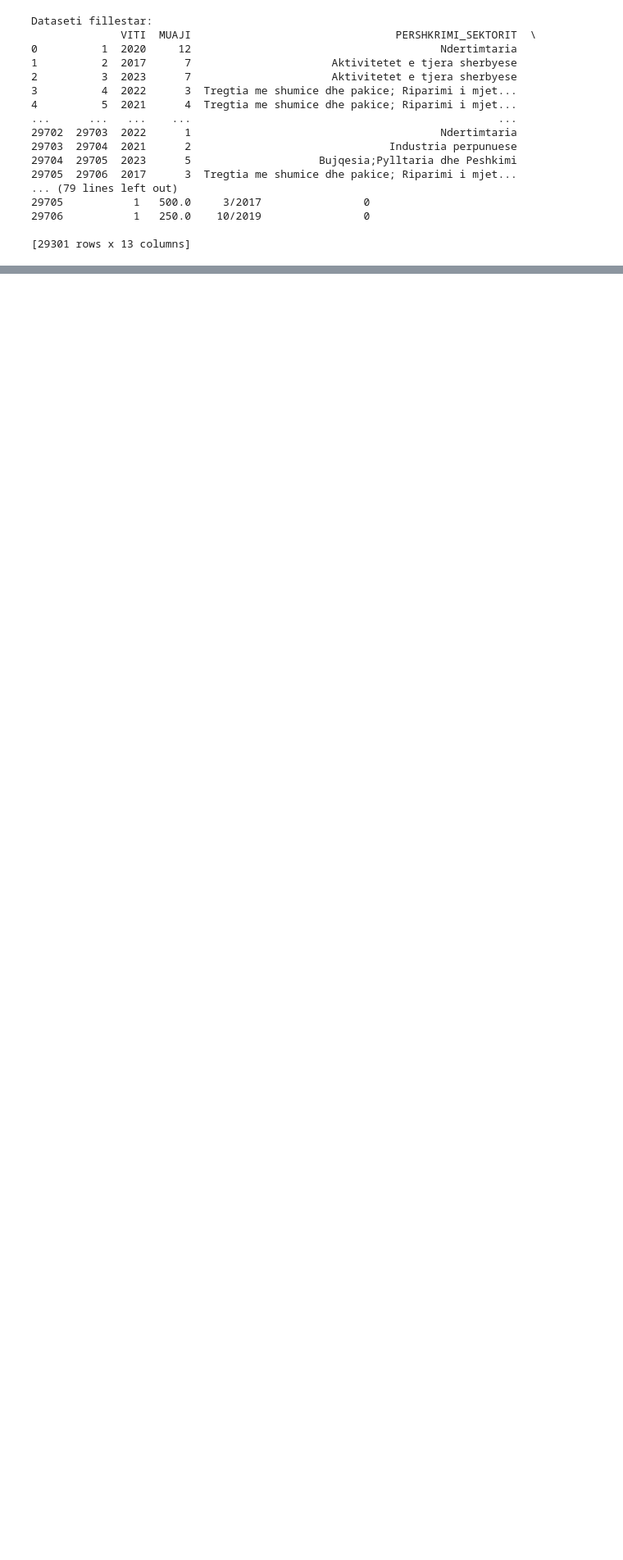
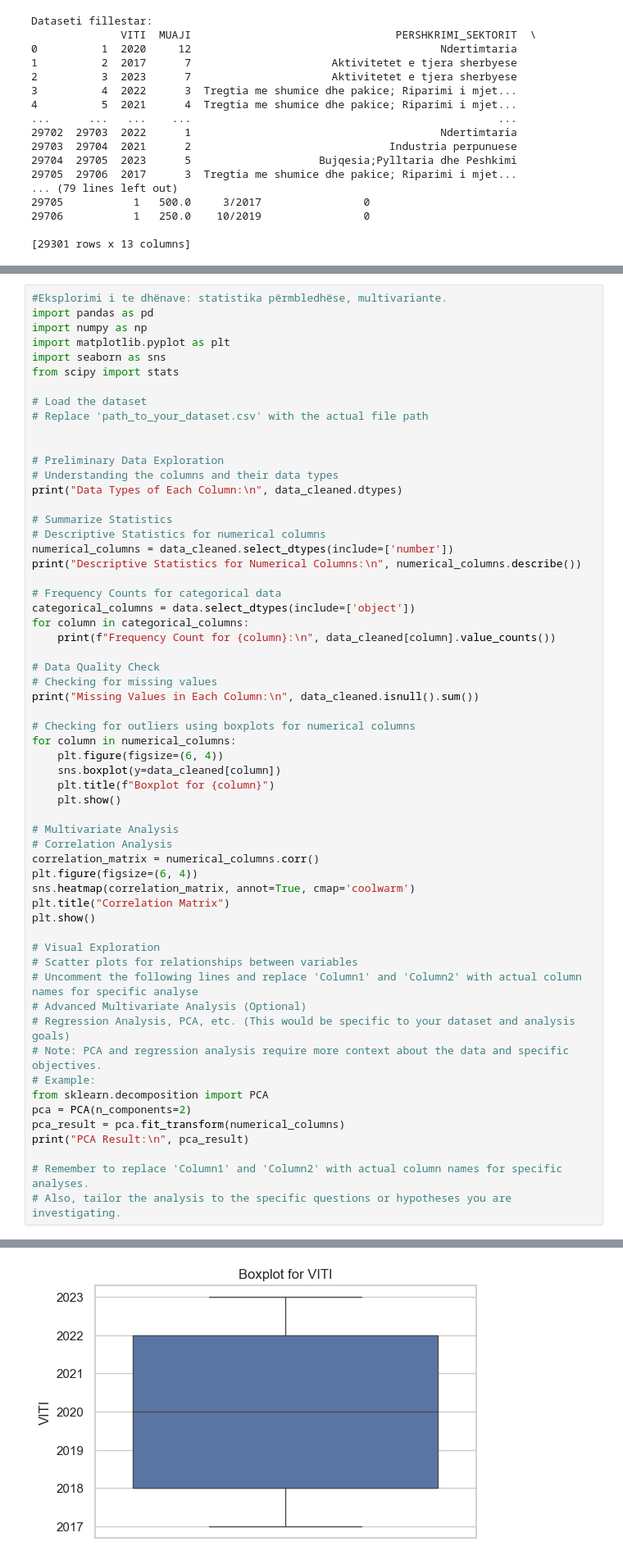
Before and after one commit to festinaqorrolli/Vleresimi-i-gjobave-te-leshuara-nga-ATK, a Jupyter notebook: data-preprocessing/main.ipynb, the cells around one changed output, grey strips where cells are left out. Shown at 82% size. Cells and saved outputs as stored; diff of their text form; blank space fills up the shorter version.

Commit message:
added Eksplorimi i te dhënave: statistika përmbledhëse, multivariante. jo të sakta with errors

```diff
--- a/data-preprocessing/main.ipynb
+++ b/data-preprocessing/main.ipynb
@@ -372,3 +371,63 @@ plt.tight_layout()
 plt.show()
 # %% [output]
 [figure]
+# %%
+#Eksplorimi i te dhënave: statistika përmbledhëse, multivariante.
+import pandas as pd
+import numpy as np
+import matplotlib.pyplot as plt
+import seaborn as sns
+from scipy import stats
+
+# Load the dataset
+# Replace 'path_to_your_dataset.csv' with the actual file path
+
+
+# Preliminary Data Exploration
+# Understanding the columns and their data types
+print("Data Types of Each Column:\n", data_cleaned.dtypes)
+
+# Summarize Statistics
+# Descriptive Statistics for numerical columns
+numerical_columns = data_cleaned.select_dtypes(include=['number'])
+print("Descriptive Statistics for Numerical Columns:\n", numerical_columns.describe())
+
+# Frequency Counts for categorical data
+categorical_columns = data.select_dtypes(include=['object'])
+for column in categorical_columns:
+    print(f"Frequency Count for {column}:\n", data_cleaned[column].value_counts())
+
+# Data Quality Check
+# Checking for missing values
+print("Missing Values in Each Column:\n", data_cleaned.isnull().sum())
+
+# Checking for outliers using boxplots for numerical columns
+for column in numerical_columns:
+    plt.figure(figsize=(6, 4))
+    sns.boxplot(y=data_cleaned[column])
+    plt.title(f"Boxplot for {column}")
+    plt.show()
+
+# Multivariate Analysis
+# Correlation Analysis
+correlation_matrix = numerical_columns.corr()
+plt.figure(figsize=(6, 4))
+sns.heatmap(correlation_matrix, annot=True, cmap='coolwarm')
+plt.title("Correlation Matrix")
+plt.show()
+
+# Visual Exploration
+# Scatter plots for relationships between variables
+# Uncomment the following lines and replace 'Column1' and 'Column2' with actual column names for specific analyse
+# Advanced Multivariate Analysis (Optional)
+# Regression Analysis, PCA, etc. (This would be specific to your dataset and analysis goals)
+# Note: PCA and regression analysis require more context about the data and specific objectives.
+# Example:
+from sklearn.decomposition import PCA
+pca = PCA(n_components=2)
+pca_result = pca.fit_transform(numerical_columns)
+print("PCA Result:\n", pca_result)
+
+# Remember to replace 'Column1' and 'Column2' with actual column names for specific analyses.
+# Also, tailor the analysis to the specific questions or hypotheses you are investigating.
+# %% [output]
@@ -374,0 +451 @@ plt.show()
+[figure, added]
```
Also changed, not shown: parts of 2 cells of this notebook.
